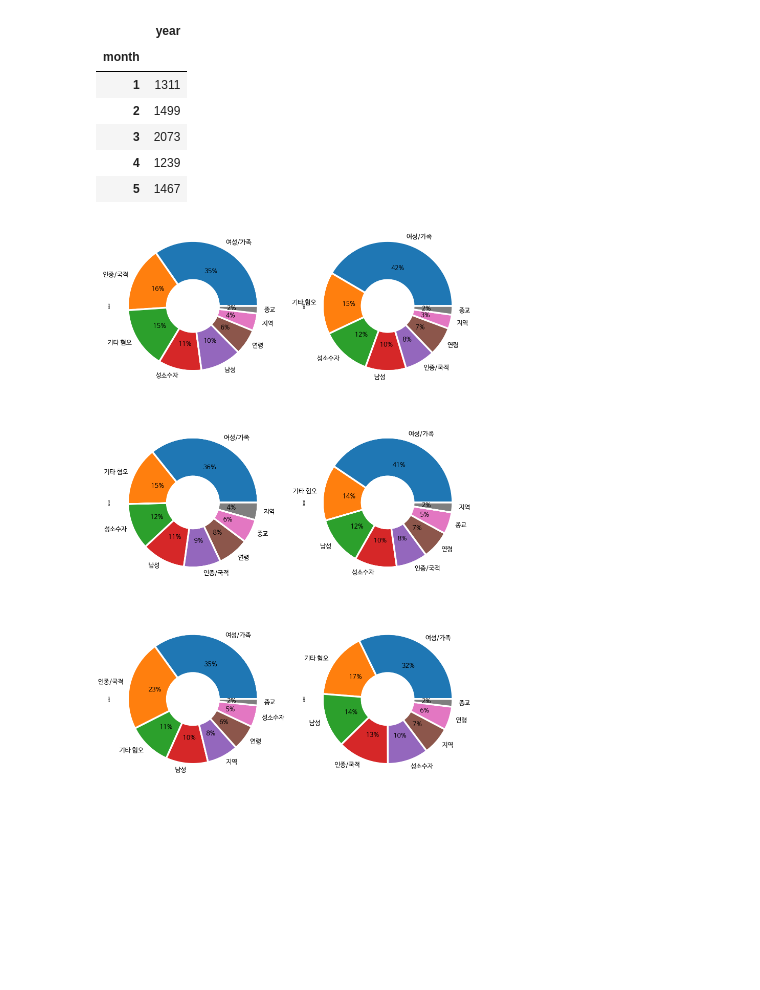
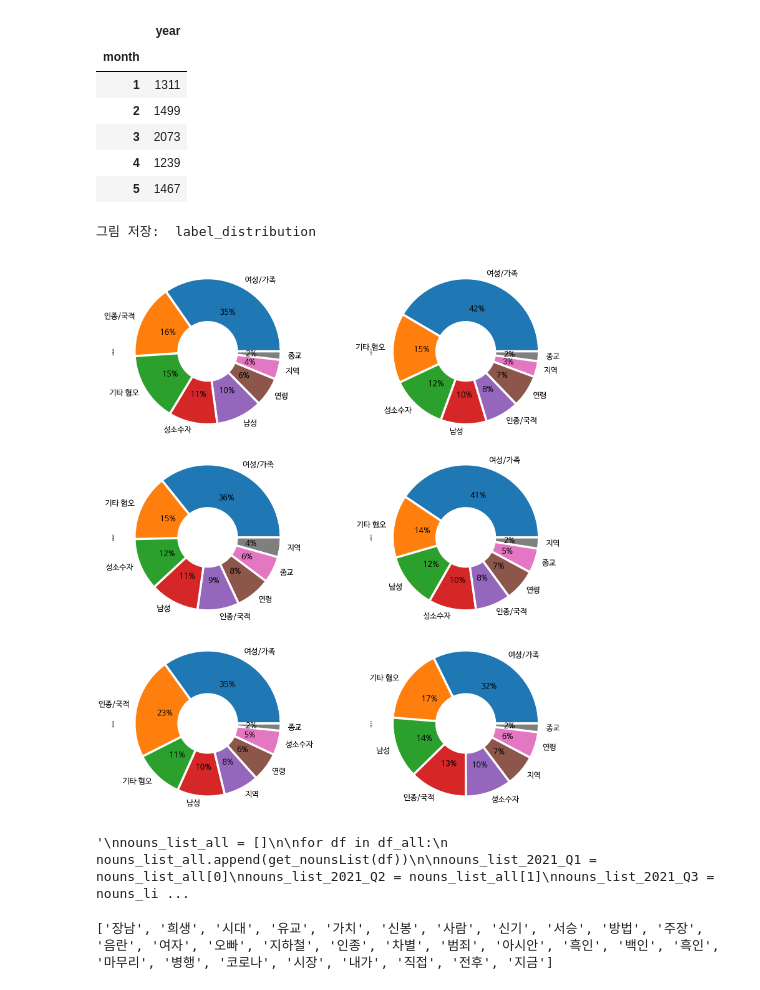
Before and after one commit to LIS3813/LIS3813, a Jupyter notebook: Topic Modeling/article.ipynb, the cells around one changed output. Cells and saved outputs as stored; diff of their text form; code cells hidden in the pictures; blank space fills up the shorter version.

Commit message:
nouns 파일 얻음

```diff
--- a/Topic Modeling/article.ipynb
+++ b/Topic Modeling/article.ipynb
@@ -24,20 +25,34 @@ import pyLDAvis.gensim_models
 from gensim.models.coherencemodel import CoherenceModel
 from gensim.models.ldamodel import LdaModel
 # %%
-# ------jupyter notebook----- #한글 폰트 적용
-# from matplotlib import font_manager as fm
+'''
+한글 폰트 적용
+------jupyter notebook-----
+from matplotlib import font_manager as fm
 
-# %matplotlib inline
+f_path = 'C:/windows/Fonts/malgun.ttf'
+fm.FontProperties(fname=f_path).get_name()
+mpl.rc('font', family='Malgun Gothic')
 
-# f_path = 'C:/windows/Fonts/malgun.ttf'
-# fm.FontProperties(fname=f_path).get_name()
-# mpl.rc('font', family='Malgun Gothic')
 
-#------code lab--------
-# !sudo apt-get install -y fonts-nanum
-# !sudo fc-cache -fv
-# !rm ~/.cache/matplotlib -rf
-plt.rc('font', family='NanumBarunGothic')
+------Code Lab--------
+!sudo apt-get install -y fonts-nanum
+!sudo fc-cache -fv
+!rm ~/.cache/matplotlib -rf
+'''
+
+mpl.rc('font', family='NanumBarunGothic')
+# %%
+# 그림 저장
+image_path = '/content/drive/MyDrive/LIS3813/images/'
+
+def save_fig(fig_name, tight_layout=True, fig_extension="png", resolution=300):
+    #해상도 dpi=300
+    path = image_path + fig_name + "." + fig_extension
+    print("그림 저장: ", fig_name)
+    if tight_layout:
+        plt.tight_layout()
+    plt.savefig(path, format=fig_extension, dpi=resolution)
 # %% [markdown]
 ## Preprocessing
 # %%
@@ -47,8 +62,9 @@ drive.mount('/content/drive')
 Drive already mounted at /content/drive; to attempt to forcibly remount, call drive.mount("/content/drive", force_remount=True).
 # %%
 #데이터 불러오기
+#한글 전용 인코딩 방식 'cp949'으로 읽어오기
 #Unnamed: 0 열 drop
-df_article = pd.read_csv('/content/drive/MyDrive/LIS3813/datasets/df_article.csv', engine='python').drop('Unnamed: 0' , axis=1)
+df_article = pd.read_csv('/content/drive/MyDrive/LIS3813/datasets/df_article.csv', engine='python', encoding='cp949').drop('Unnamed: 0' , axis=1)
 
 df_article
 # %% [output]
@@ -80,8 +96,7 @@ dtypes: object(3)
 memory usage: 2.2+ MB
 # %%
 #Unnamed: 0 열 drop
-#한글 전용 인코딩 cp949 방식으로 읽어오기
-df_comment = pd.read_csv('/content/drive/MyDrive/LIS3813/datasets/df_comment.csv', engine='python').drop('Unnamed: 0' , axis=1)
+df_comment = pd.read_csv('/content/drive/MyDrive/LIS3813/datasets/df_comment.csv', engine='python', encoding='cp949').drop('Unnamed: 0' , axis=1)
 
 df_comment
 # %% [output]
@@ -316,16 +331,18 @@ df_all = [df_2021_Q1, df_2021_Q2, df_2021_Q3, df_2021_Q4, df_2022_Q1, df_2022_Q2
 # %%
 #각 연도/분기마다의 label 분포
 for i, df in enumerate(df_all):
     label = df['label']
     wedgeprops={'width': 0.6, 'edgecolor': 'w', 'linewidth': 7}
     xyi = f'32{i+1}'
     plt.subplot(int(xyi))
-    label.value_counts().plot.pie(autopct='%1.0f%%',  wedgeprops=wedgeprops, figsize=(25,40), fontsize=25)#정수까지
+    label.value_counts().plot.pie(autopct='%1.0f%%',  wedgeprops=wedgeprops, figsize=(25,25), fontsize=25)#정수까지
     i +=1
 
+save_fig('label_distribution')
 #df[['sentence']].groupby(df['label']).count().sort_values('sentence', ascending=False).plot.bar()
 # %% [output]
+그림 저장:  label_distribution
-[figure, old version]
+[figure, new version]
 # %%
 hannanum = Hannanum()
 kkma = Kkma()
@@ -358,0 +381,23 @@ nouns_list_2021_Q1
+# %%
+'''
+nouns_list_all = []
+
+for df in df_all:
+  nouns_list_all.append(get_nounsList(df))
+
+nouns_list_2021_Q1 = nouns_list_all[0]
+nouns_list_2021_Q2 = nouns_list_all[1]
+nouns_list_2021_Q3 = nouns_list_all[2]
+nouns_list_2021_Q4 = nouns_list_all[3]
+nouns_list_2021_Q1 = nouns_list_all[4]
+nouns_list_2021_Q2 = nouns_list_all[5]
+런타임이 너무 오래 걸려서 따로 하기로 함.
+
+'''
+# %% [output]
+'\nnouns_list_all = []\n\nfor df in df_all:\n  nouns_list_all.append(get_nounsList(df))\n\nnouns_list_2021_Q1 = nouns_list_all[0]\nnouns_list_2021_Q2 = nouns_list_all[1]\nnouns_list_2021_Q3 = nouns_li ...
+# %%
+nouns_list_2021_Q1 = get_nounsList(df_all[0])
+print(nouns_list_2021_Q1[:30], end='')
+# %% [output]
+['장남', '희생', '시대', '유교', '가치', '신봉', '사람', '신기', '서승', '방법', '주장', '음란', '여자', '오빠', '지하철', '인종', '차별', '범죄', '아시안', '흑인', '백인', '흑인', '마무리', '병행', '코로나', '시장', '내가', '직접', '전후', '지금']
```
Also changed, not shown: parts of 22 cells of this notebook, 16 other files.
